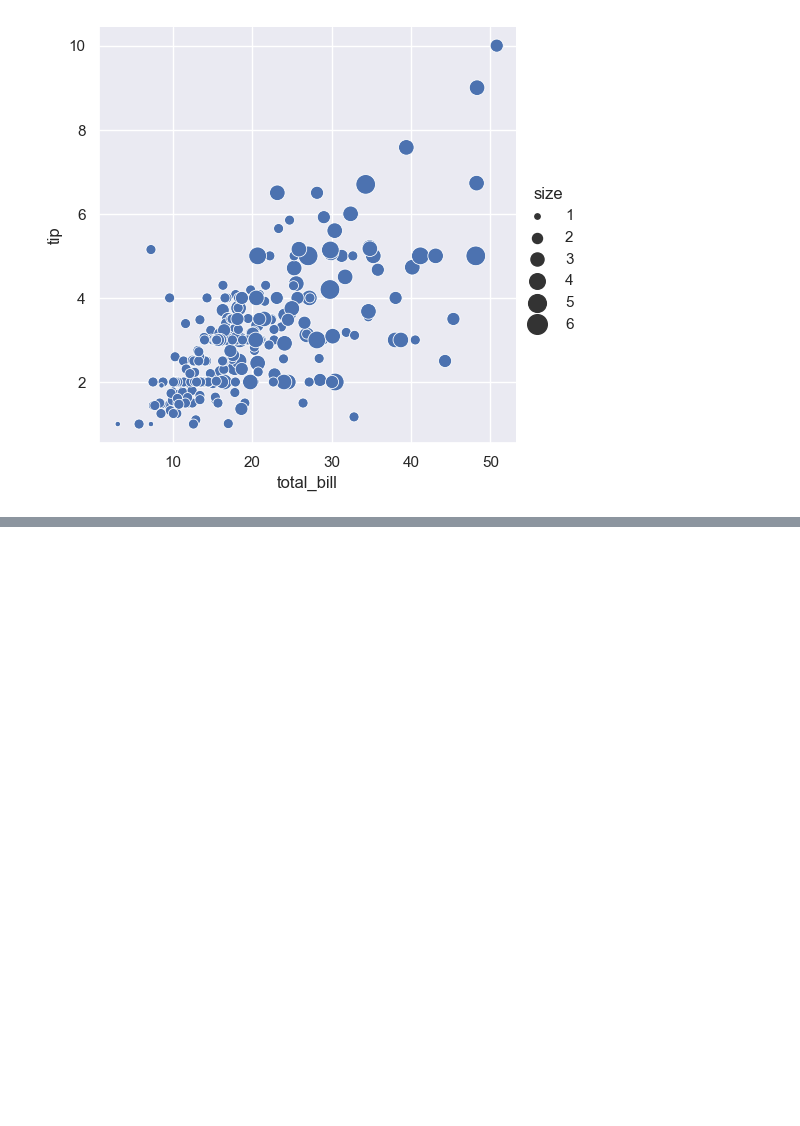
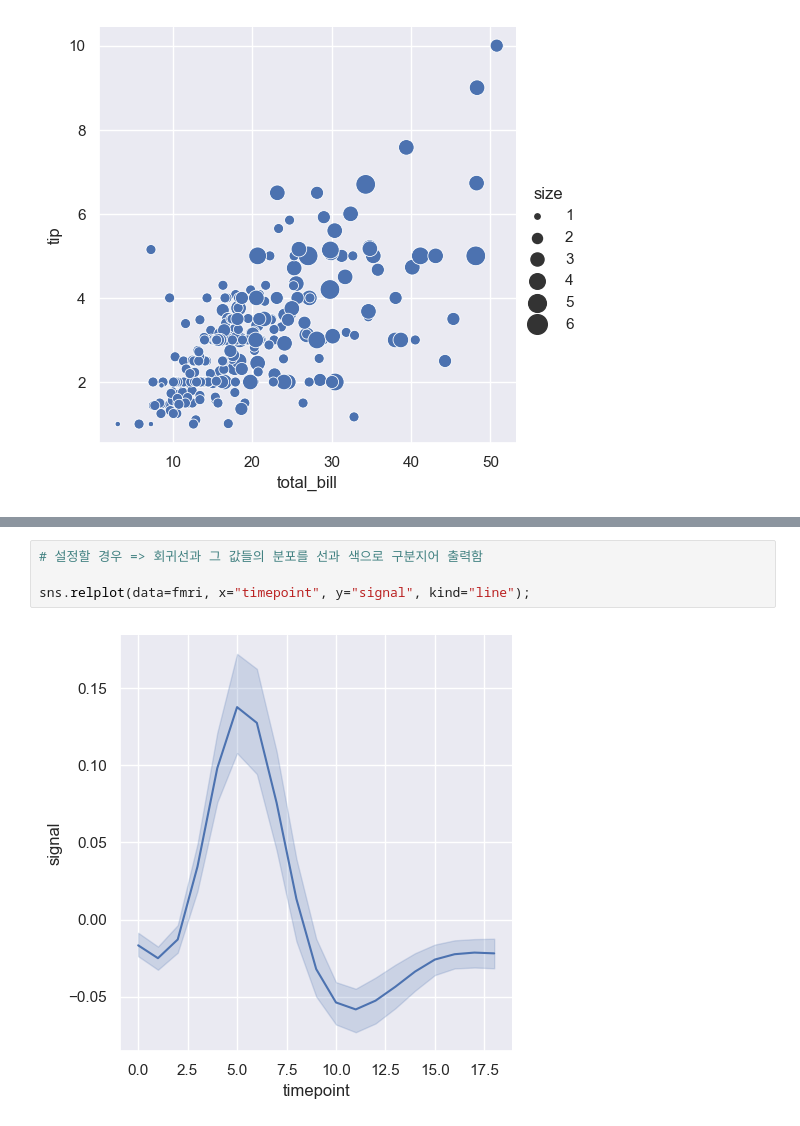
Before and after one commit to kinghy00/Seaborn-Tutorial, a Jupyter notebook: Visualizing_statistical_relationships.ipynb, the cells around one changed output, grey strips where cells are left out. Drawn from its saved outputs; the diff is of its cells as text; blank space fills up the shorter version.

```diff
--- a/Visualizing_statistical_relationships.ipynb
+++ b/Visualizing_statistical_relationships.ipynb
@@ -124,0 +157,6 @@ sns.relplot(
+# %%
+# 설정할 경우 => 회귀선과 그 값들의 분포를 선과 색으로 구분지어 출력함
+
+sns.relplot(data=fmri, x="timepoint", y="signal", kind="line");
+# %% [output]
+[figure, added]
```
Also changed, not shown: parts of 15 cells of this notebook.
